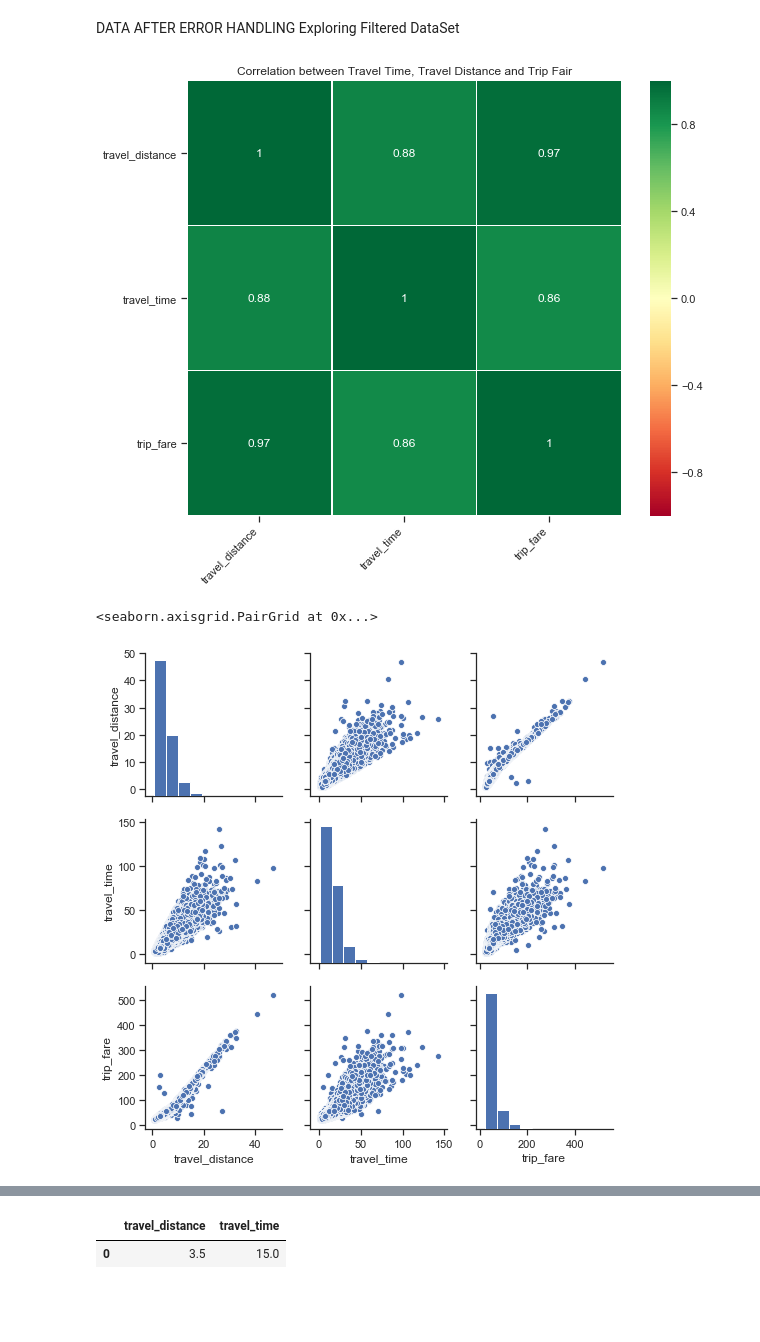
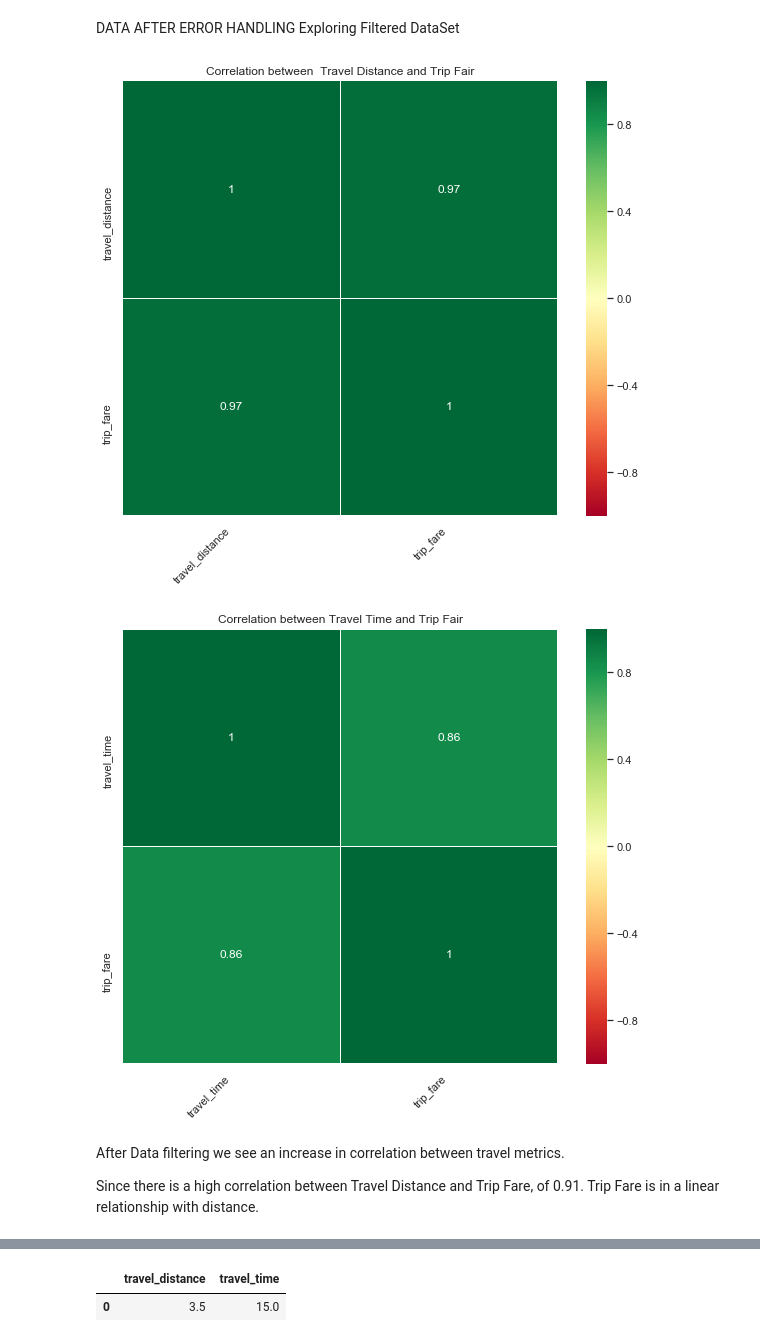
Before and after one commit to Abhinavl3v3l/RP, a Jupyter notebook: Rapido/RapidoAssignment.ipynb, the cells around one changed output, grey strips where cells are left out. Saved outputs shown, nothing was run; the diff lists cells and outputs as text; code cells hidden in the pictures; blank space fills up the shorter version.

```diff
--- a/Rapido/RapidoAssignment.ipynb
+++ b/Rapido/RapidoAssignment.ipynb
@@ -539,0 +622,7 @@ dtype: int64
+# %%
+# print(rapido_model['travel_time'].value_counts(normalize= True,bins=2))
+
+# ax = sb.distplot(rapido_model['travel_time'],hist=False);
+# rapido_model2 = rapido_model[rapido_model['travel_time']<61 ]
+rapido_model = rapido_model.sort_values('travel_time',ascending=False)
+rapido_model.head()
@@ -540,16 +636,19 @@ dtype: int64
 # %% [markdown]
 DATA AFTER ERROR HANDLING Exploring Filtered DataSet
 # %%
-corr = rapido_model[['travel_distance','travel_time','trip_fare']].corr()
-hmap(corr,'Correlation between Travel Time, Travel Distance and Trip Fair')
+corr = rapido_model[['travel_distance','trip_fare']].corr()
+hmap(corr,'Correlation between  Travel Distance and Trip Fair')
 
-sb.pairplot(rapido_model[
-    ['travel_distance','travel_time','trip_fare']
-])
+
+corr = rapido_model[['travel_time','trip_fare']].corr()
+hmap(corr,'Correlation between Travel Time and Trip Fair')
 # %% [output]
-[figure, old version]
+[figure, new version]
-<seaborn.axisgrid.PairGrid at 0x...>
-[figure, old version]
+[figure, new version]
+# %% [markdown]
+After Data filtering we see an increase in correlation between travel metrics.
+
+Since there is a high correlation between Travel Distance and  Trip Fare, of 0.91. Trip Fare is in a linear relationship with distance.
 # %%
 # Splitting into two
 train_data = rapido_model[['travel_distance','travel_time']]
```
Also changed, not shown: parts of 35 cells of this notebook.
